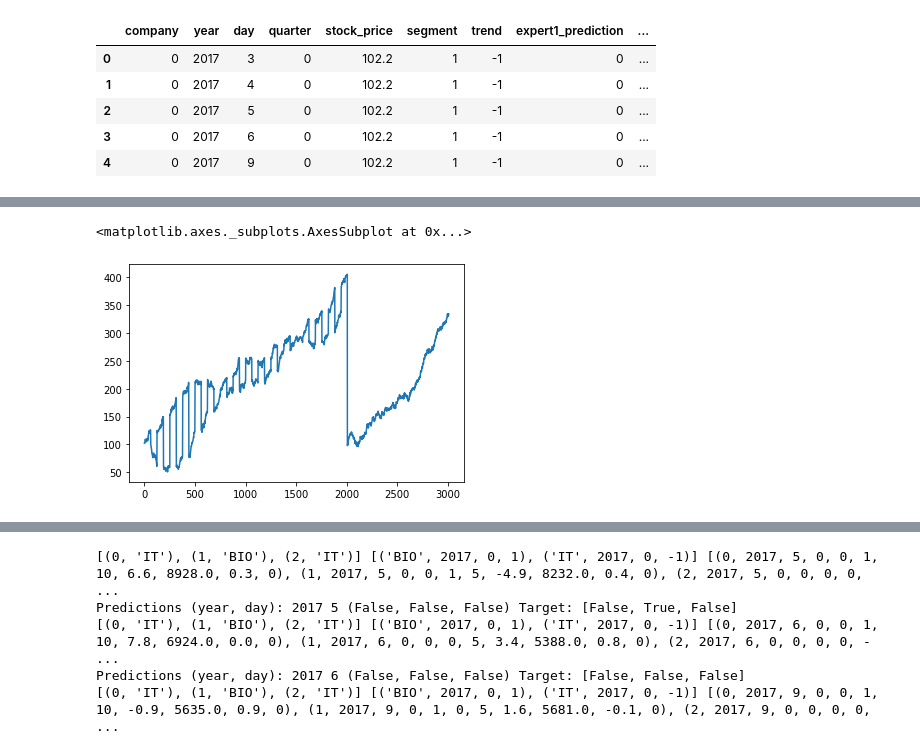
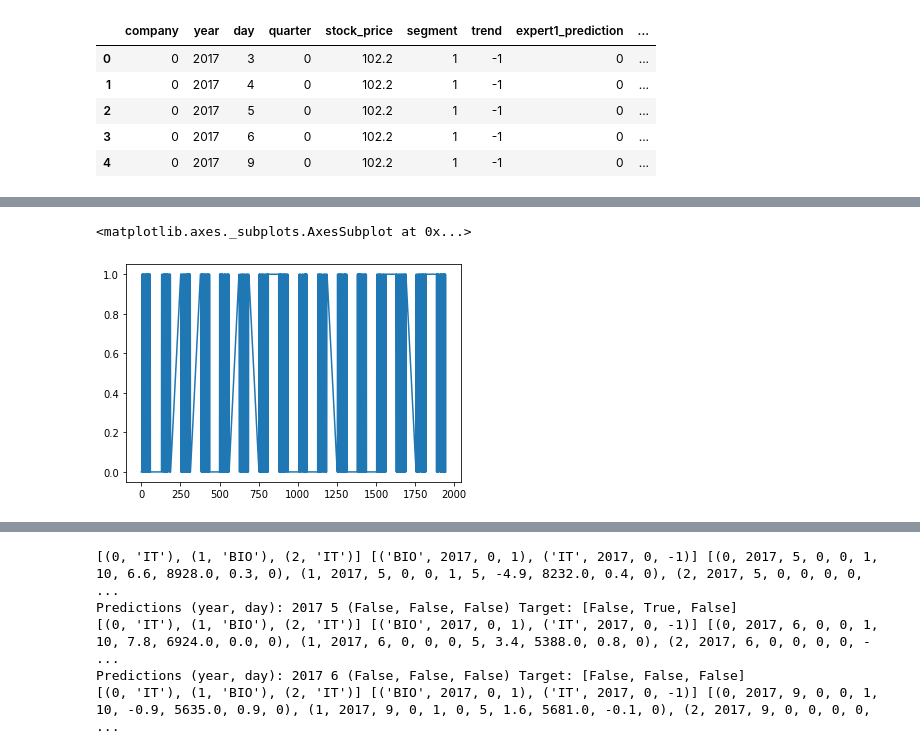
Before and after one commit to LucaReggiani/BeatTheMarket, a Jupyter notebook: beatTheMarket.ipynb, the cells around one changed output, grey strips where cells are left out. Cells and saved outputs as stored; diff of their text form; code cells hidden in the pictures.

```diff
--- a/beatTheMarket.ipynb
+++ b/beatTheMarket.ipynb
@@ -131,3 +142,11 @@ df.head()
 | 2 | 0 | 2017 | 5 | 0 | 102.2 | 1 | -1 | 0 | ... |
 | 3 | 0 | 2017 | 6 | 0 | 102.2 | 1 | -1 | 0 | ... |
 | 4 | 0 | 2017 | 9 | 0 | 102.2 | 1 | -1 | 0 | ... |
+# %%
+df_0 = df[df['company'] == 0].copy()
+df_1 = df[df['company'] == 1].copy()
+df_2 = df[df['company'] == 2].copy()
+# %%
+# Compares the price today with the price from yesterday by shifting the dataframe
+df_0['change_from_yesterday'] = df_0['stock_price'].gt(df_0['stock_price'].shift())
+df_0['change_from_yesterday'] = df_0['change_from_yesterday'].map({True: 1, False: 0}) # Replaces True with 1 and False with 0
@@ -134,6 +176,7 @@ df.head()
 # %%
 # Printing of a plot for understanding the values' range
-df['stock_price'].plot()
+#df_0['stock_price'].plot()
+df_0['change_from_yesterday'].plot()
 # %% [output]
 <matplotlib.axes._subplots.AxesSubplot at 0x...>
-[figure, old version]
+[figure, new version]
```
Also changed, not shown: parts of 12 cells of this notebook.
